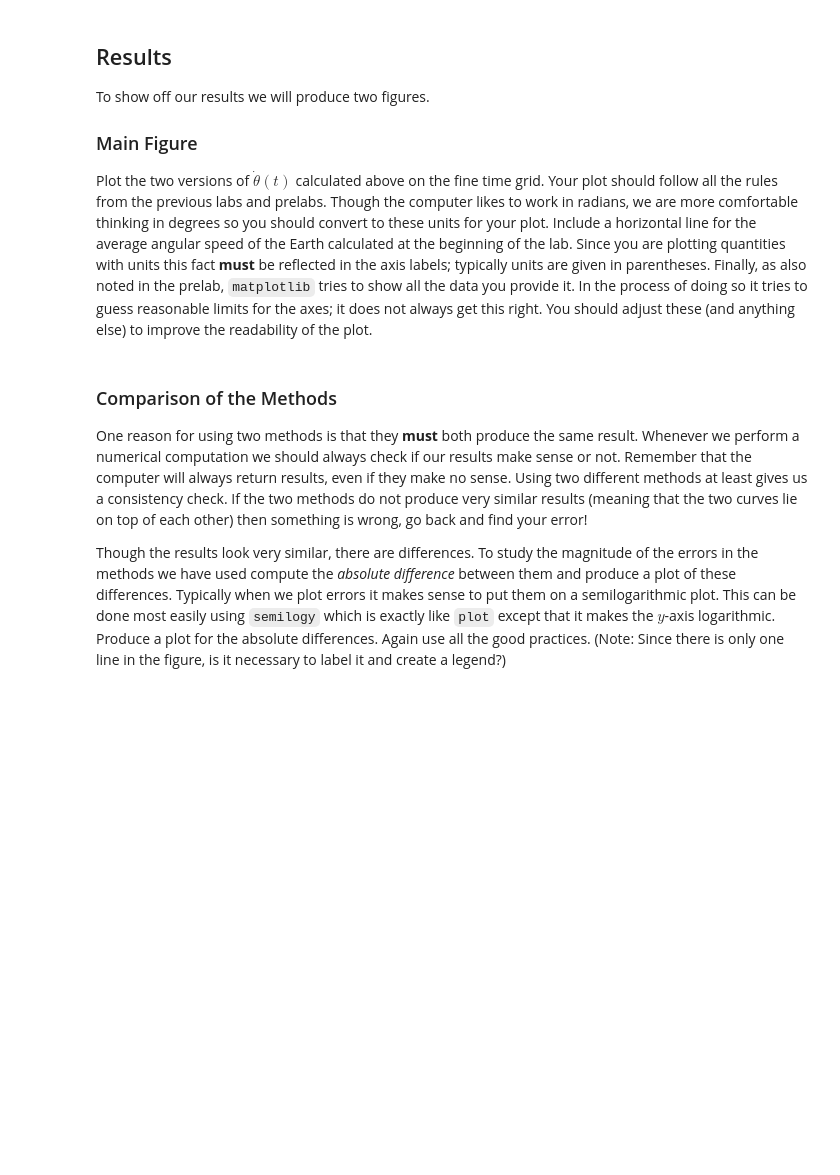
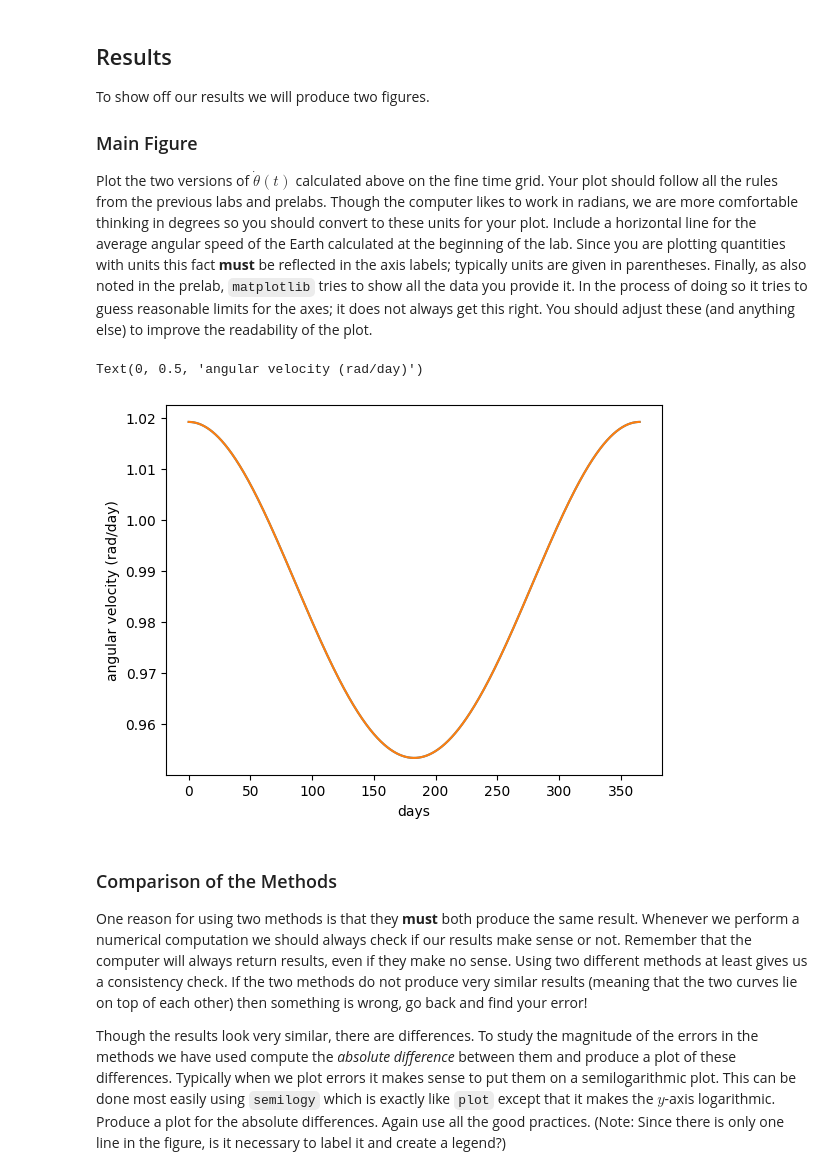
Before and after one commit to kh-bh/Physics_coursework, a Jupyter notebook: PHYS_250/Labs/Lab02.ipynb, the cells around one changed output. Drawn from its saved outputs; the diff is of its cells as text; code cells hidden in the pictures; blank space fills up the shorter version.

```diff
--- a/PHYS_250/Labs/Lab02.ipynb
+++ b/PHYS_250/Labs/Lab02.ipynb
@@ -87,6 +118,9 @@ As above, here are tests you can use to verify your code.
 # %%
 assert(np.allclose(np.array([1.99529842,  28.95245432, 175.40758142]),
                    kepler_t(np.deg2rad([2, 29, 173]), 0.01671123, 365.25636)))
+# %%
+psi = np.arange(0,181,1)
+kepler_t_array = kepler_t(np.deg2rad(psi), e, tau)
 # %% [markdown]
 Next we want to calculate $\theta(\psi)$. Unfortunately this involves the arccosine which suffers from the same problem as the arctangent: it is not uniquely defined. In this case we do not have the equivalent of `arctan2` defined for the arccosine. For $0\le\psi\le\pi$ there is no problem, we can invert using the `arccos` function from `numpy`. When you look up its documentation you see it returns a value in the range 0 to $\pi$, which is precisely what we want. For $\psi>\pi$ we do have a problem as the `arccos` function will still only return a value in the range 0 to $\pi$. We will deal with the complete interval below. For now, we just focus on the part of the orbit we can easily calculate.
 
@@ -98,8 +128,20 @@ raise NotImplementedError()
+# %%
+def theta_psi(psi, e):
+    """Takes an angle (psi) and outputs the time (in days) at which the Earth is at that angle
+    Input:
+      psi: anglular position of Earth in radians (to avoid errors, will be taking only 0-pi),
+      e: eccentricity of Earth,
+    Output:
+      time: the day that the Earth is at this angle
+    """
+    return np.arccos((np.cos(psi)-e)/(1-e*np.cos(psi)))
 # %% [markdown]
 Yet again, some tests.
 # %%
 assert(np.allclose(np.array([0.01774742, 1.50019041, 1.84870346]),
                    theta_psi(np.deg2rad([1, 85, 105]), 0.01671123)))
+# %%
+theta_psi_array = theta_psi(np.deg2rad(psi), e)
 # %% [markdown]
 We now have arrays for $t(\psi)$ and $\theta(\psi)$. Much like the $t(\theta)$ analysis we can use these to construct a spline that defines the function $\theta(t)$. You should do this below.
 
@@ -128,0 +168,19 @@ raise NotImplementedError()
+# %%
+#finding the second half of the array
+theta_2 = 2*np.pi - theta_psi(2*np.pi - np.deg2rad(psi), e)
+kepler_t_2 = tau - kepler_t_array[::-1]
+
+#making the time grid
+tgrid = np.zeros_like(day_val[1:])
+print(len(tgrid))
+tgrid[:len(tgrid)//2] = kepler_t_array[:180]
+tgrid[(len(tgrid)//2):] = kepler_t_2[:180]
+
+#making the psi grid
+thetagrid = np.zeros_like(np.deg2rad(theta_val)[1:])
+thetagrid[:(len(thetagrid)//2)] = theta_psi_array[:180]
+thetagrid[(len(thetagrid)//2):] = theta_2[1:][::-1]
+thetagrid = np.rad2deg(thetagrid)
+
+
+k_posInterpolation = interp.make_interp_spline(tgrid, np.rad2deg(thetagrid))
@@ -140,3 +197,11 @@ raise NotImplementedError()
+# %%
+plt.plot(points, np.deg2rad(k_posInterpolation(points, nu=1)))
+plt.plot(points, velocity)
+plt.xlabel("days")
+plt.ylabel("angular velocity (rad/day)")
+# %% [output]
+Text(0, 0.5, 'angular velocity (rad/day)')
+[figure, added]
 # %% [markdown]
 ### Comparison of the Methods
 
```
Also changed, not shown: parts of 18 cells of this notebook.
